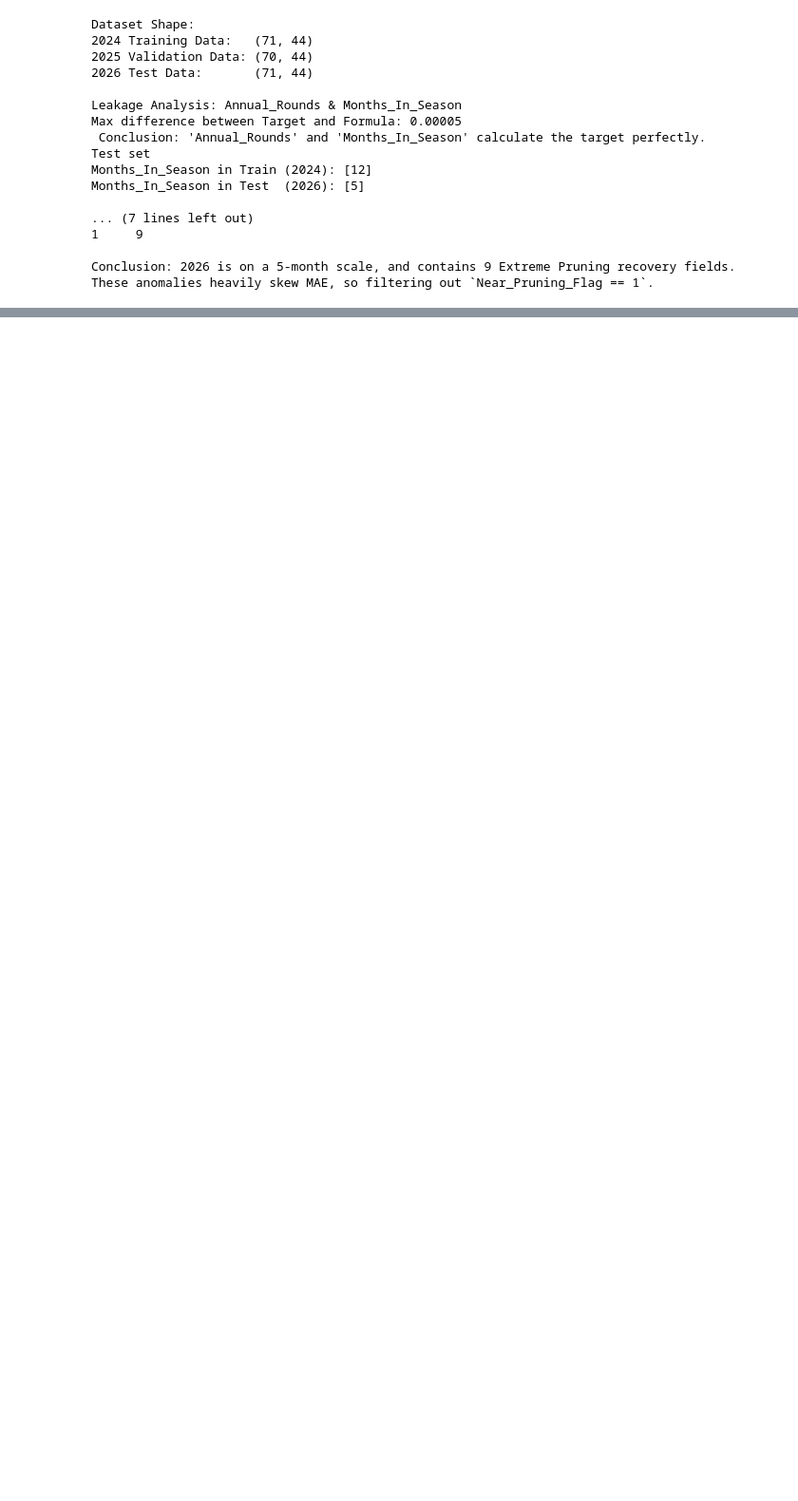
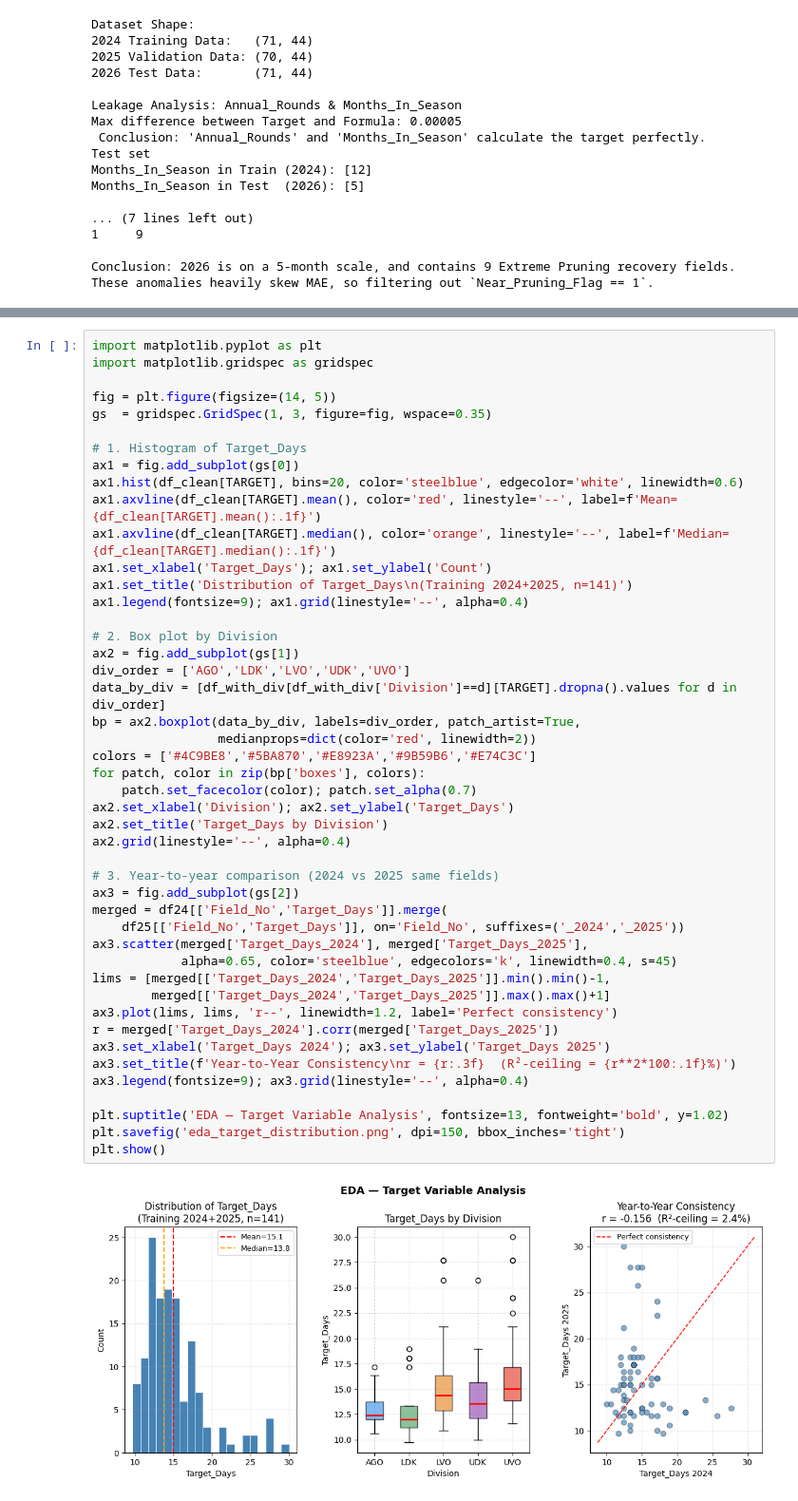
Before and after one commit to Akshatha7710/smart-tea-estate-management-system, a Jupyter notebook: SVR_EDA.ipynb, the cells around one changed output, grey strips where cells are left out. Shown at 95% size. Drawn from its saved outputs; the diff is of its cells as text; blank space fills up the shorter version.

Commit message:
Finalizing model training for all models, EDA and pre processing to suit the changes

```diff
--- a/SVR_EDA.ipynb
+++ b/SVR_EDA.ipynb
@@ -58,0 +107,48 @@ These anomalies heavily skew MAE, so filtering out `Near_Pruning_Flag == 1`.
+# %%
+import matplotlib.pyplot as plt
+import matplotlib.gridspec as gridspec
+
+fig = plt.figure(figsize=(14, 5))
+gs  = gridspec.GridSpec(1, 3, figure=fig, wspace=0.35)
+
+# 1. Histogram of Target_Days
+ax1 = fig.add_subplot(gs[0])
+ax1.hist(df_clean[TARGET], bins=20, color='steelblue', edgecolor='white', linewidth=0.6)
+ax1.axvline(df_clean[TARGET].mean(), color='red', linestyle='--', label=f'Mean={df_clean[TARGET].mean():.1f}')
+ax1.axvline(df_clean[TARGET].median(), color='orange', linestyle='--', label=f'Median={df_clean[TARGET].median():.1f}')
+ax1.set_xlabel('Target_Days'); ax1.set_ylabel('Count')
+ax1.set_title('Distribution of Target_Days\n(Training 2024+2025, n=141)')
+ax1.legend(fontsize=9); ax1.grid(linestyle='--', alpha=0.4)
+
+# 2. Box plot by Division
+ax2 = fig.add_subplot(gs[1])
+div_order = ['AGO','LDK','LVO','UDK','UVO']
+data_by_div = [df_with_div[df_with_div['Division']==d][TARGET].dropna().values for d in div_order]
+bp = ax2.boxplot(data_by_div, labels=div_order, patch_artist=True,
+                 medianprops=dict(color='red', linewidth=2))
+colors = ['#4C9BE8','#5BA870','#E8923A','#9B59B6','#E74C3C']
+for patch, color in zip(bp['boxes'], colors):
+    patch.set_facecolor(color); patch.set_alpha(0.7)
+ax2.set_xlabel('Division'); ax2.set_ylabel('Target_Days')
+ax2.set_title('Target_Days by Division')
+ax2.grid(linestyle='--', alpha=0.4)
+
+# 3. Year-to-year comparison (2024 vs 2025 same fields)
+ax3 = fig.add_subplot(gs[2])
+merged = df24[['Field_No','Target_Days']].merge(
+    df25[['Field_No','Target_Days']], on='Field_No', suffixes=('_2024','_2025'))
+ax3.scatter(merged['Target_Days_2024'], merged['Target_Days_2025'],
+            alpha=0.65, color='steelblue', edgecolors='k', linewidth=0.4, s=45)
+lims = [merged[['Target_Days_2024','Target_Days_2025']].min().min()-1,
+        merged[['Target_Days_2024','Target_Days_2025']].max().max()+1]
+ax3.plot(lims, lims, 'r--', linewidth=1.2, label='Perfect consistency')
+r = merged['Target_Days_2024'].corr(merged['Target_Days_2025'])
+ax3.set_xlabel('Target_Days 2024'); ax3.set_ylabel('Target_Days 2025')
+ax3.set_title(f'Year-to-Year Consistency\nr = {r:.3f}  (R²-ceiling = {r**2*100:.1f}%)')
+ax3.legend(fontsize=9); ax3.grid(linestyle='--', alpha=0.4)
+
+plt.suptitle('EDA — Target Variable Analysis', fontsize=13, fontweight='bold', y=1.02)
+plt.savefig('eda_target_distribution.png', dpi=150, bbox_inches='tight')
+plt.show()
+# %% [output]
+[figure, added]
```
Also changed, not shown: parts of 8 cells of this notebook, 10 other files.
